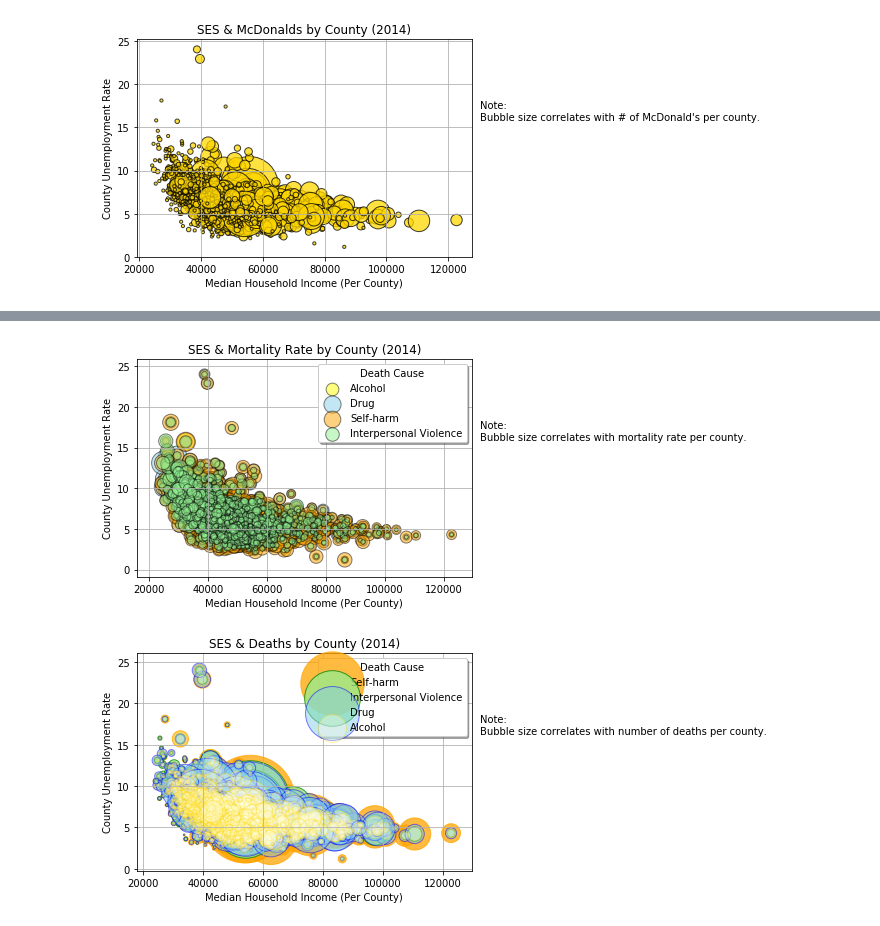
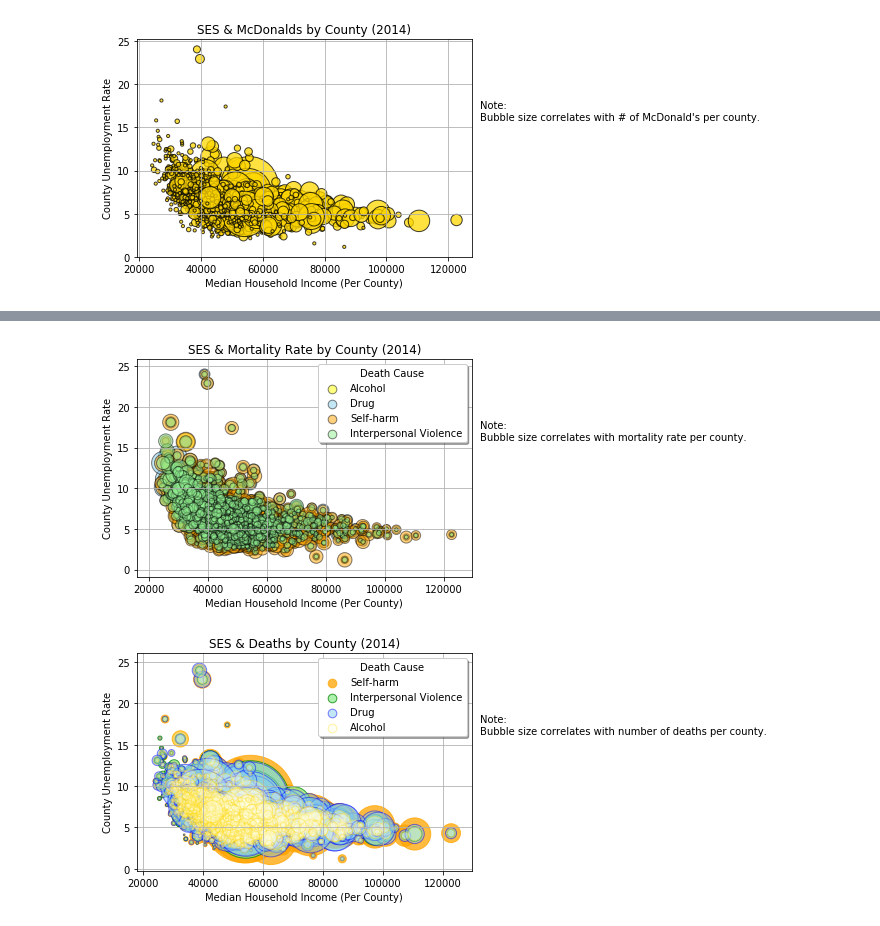
Before and after one commit to tessabanum/Team2_project1, a Jupyter notebook: Bubble 1-2.ipynb, the cells around one changed output, grey strips where cells are left out. Drawn from its saved outputs; the diff is of its cells as text; code cells hidden in the pictures.

```diff
--- a/Bubble 1-2.ipynb
+++ b/Bubble 1-2.ipynb
@@ -130,9 +187,10 @@ plt.savefig("Images/bubble5.png")
 # %%
-#Plot Unemployment, Median Income and Population per county (bubble)
-#Define x, y and s variables
+#Plot Mortality Rates, Median Income and Population per county (bubble)
+#Dataframe subset
 county_mort = countydata[['HH_income_2014','Unemployment_rate_2014','Alcohol Mortality Rate','Drug Mortality Rate', 'Self-harm Mortality Rate', 'Int. Violence Mortality Rate']]
 county_mort = county_mort.dropna()
 
+#Define x, y and s variables
 med_income6 = county_mort['HH_income_2014']
 unemploy_rate6 = county_mort['Unemployment_rate_2014']
 mort_alc6 = county_mort['Alcohol Mortality Rate']
@@ -140,16 +198,11 @@ mort_drug6 = county_mort['Drug Mortality Rate']
 mort_sh6 = county_mort['Self-harm Mortality Rate']
 mort_iv6 = county_mort['Int. Violence Mortality Rate']
 
+#Plot bubble
 bubble6alc = plt.scatter(med_income6[:], unemploy_rate6[:], s=(mort_alc6[:]*10), marker='o', facecolor='yellow', edgecolor='black', linewidth=1, alpha=.5)
 bubble6drug = plt.scatter(med_income6[:], unemploy_rate6[:], s=(mort_drug6[:]*10), marker='o', facecolor='skyblue', edgecolor='black', linewidth=1, alpha=.5)
 bubble6sh = plt.scatter(med_income6[:], unemploy_rate6[:], s=(mort_sh6[:]*10), marker='o', facecolor='orange', edgecolor='black', linewidth=1, alpha=.5)
 bubble6iv = plt.scatter(med_income6[:], unemploy_rate6[:], s=(mort_iv6[:]*10), marker='o', facecolor='lightgreen', edgecolor='black', linewidth=1, alpha=.5)
-
-#add trendline
-#z = np.polyfit(x, y, 1)
-#p = np.poly1d(z)
-#plt.plot(x,p(x),"r--")
-
 
 # Incorporate the other graph properties
 #title
@@ -165,8 +218,10 @@ plt.ylabel('County Unemployment Rate')
 plt.grid()
 
 #Add legend
-plt.legend(handles=[bubble6alc, bubble6drug, bubble6sh, bubble6iv],
+lgnd6 = plt.legend(handles=[bubble6alc, bubble6drug, bubble6sh, bubble6iv],
            labels=["Alcohol", 'Drug', 'Self-harm', 'Interpersonal Violence'], title='Death Cause', shadow=True)
+for handle in lgnd6.legendHandles:
+    handle.set_sizes([75.0])
 
 # Incorporate a text label regarding circle size
 plt.figtext(.92, .6, s='''Note:
@@ -176,48 +231,52 @@ Bubble size correlates with mortality rate per county.''')
 # Save Figure
 plt.savefig("Images/bubble6.png")
 # %% [output]
-[figure, old version]
+[figure, new version]
 # %%
-#Plot Unemployment, Median Income and Population per county (bubble)
+#Plot Death Count, Median Income and Population per county (bubble)
+#Dataframe subset
+pop_county_mort = countydata[['POP_ESTIMATE_2014','HH_income_2014','Unemployment_rate_2014','Alcohol Mortality Rate','Drug Mortality Rate', 'Self-harm Mortality Rate', 'Int. Violence Mortality Rate']]
+pop_county_mort = pop_county_mort.dropna()
+
 #Define x, y and s variables
-county_mort = countydata[['POP_ESTIMATE_2014','HH_income_2014','Unemployment_rate_2014','Alcohol Mortality Rate','Drug Mortality Rate', 'Self-harm Mortality Rate', 'Int. Violence Mortality Rate']]
-county_mort = county_mort.dropna()
+med_income6b = pop_county_mort['HH_income_2014']
+unemploy_rate6b = pop_county_mort['Unemployment_rate_2014']
+death_alc6 = (pop_county_mort['Alcohol Mortality Rate']*pop_county_mort['POP_ESTIMATE_2014'])/100
+death_drug6 = (pop_county_mort['Drug Mortality Rate']*pop_county_mort['POP_ESTIMATE_2014'])/100
+death_sh6 = (pop_county_mort['Self-harm Mortality Rate']*pop_county_mort['POP_ESTIMATE_2014'])/100
+death_iv6 = (pop_county_mort['Int. Violence Mortality Rate']*pop_county_mort['POP_ESTIMATE_2014'])/100
 
-med_income6b = county_mort['HH_income_2014']
-unemploy_rate6b = county_mort['Unemployment_rate_2014']
-death_alc6 = (county_mort['Alcohol Mortality Rate']*county_mort['POP_ESTIMATE_2014'])/100
-death_drug6 = (county_mort['Drug Mortality Rate']*county_mort['POP_ESTIMATE_2014'])/100
-death_sh6 = (county_mort['Self-harm Mortality Rate']*county_mort['POP_ESTIMATE_2014'])/100
-death_iv6 = (county_mort['Int. Violence Mortality Rate']*county_mort['POP_ESTIMATE_2014'])/100
-
+#Plot bubble
 bubble6bsh = plt.scatter(med_income6b[:], unemploy_rate6b[:], s=(death_sh6[:]/100), marker='o', facecolor='orange', edgecolor='orange', linewidth=1, alpha=.75)
 bubble6biv = plt.scatter(med_income6b[:], unemploy_rate6b[:], s=(death_iv6[:]/100), marker='o', facecolor='lightgreen', edgecolor='green', linewidth=1, alpha=.75)
 bubble6bdrug = plt.scatter(med_income6b[:], unemploy_rate6b[:], s=(death_drug6[:]/100), marker='o', facecolor='skyblue', edgecolor='blue', linewidth=1, alpha=.5)
 bubble6balc = plt.scatter(med_income6b[:], unemploy_rate6b[:], s=(death_alc6[:]/100), marker='o', facecolor='lightyellow', edgecolor='gold', linewidth=1, alpha=.35)
 
 # Incorporate the other graph properties
 #title
 plt.title("SES & Deaths by County (2014)")
 
 #xlabel
 plt.xlabel('Median Household Income (Per County)')
 
 #ylabel
 plt.ylabel('County Unemployment Rate')
 
 #Add grid
 plt.grid()
 
 #Add legend
-plt.legend(handles=[bubble6bsh, bubble6biv, bubble6bdrug, bubble6balc],
+lgnd6b = plt.legend(handles=[bubble6bsh, bubble6biv, bubble6bdrug, bubble6balc],
            labels=['Self-harm', 'Interpersonal Violence', 'Drug', "Alcohol"], title='Death Cause', shadow=True)
+for handle in lgnd6b.legendHandles:
+    handle.set_sizes([75.0])
 
 # Incorporate a text label regarding circle size
 plt.figtext(.92, .6, s='''Note:
 Bubble size correlates with number of deaths per county.''')
 
 
 # Save Figure
 plt.savefig("Images/bubble6b.png")
 # %% [output]
-[figure, old version]
+[figure, new version]
```
Also changed, not shown: parts of 5 cells of this notebook, 7 other files.
